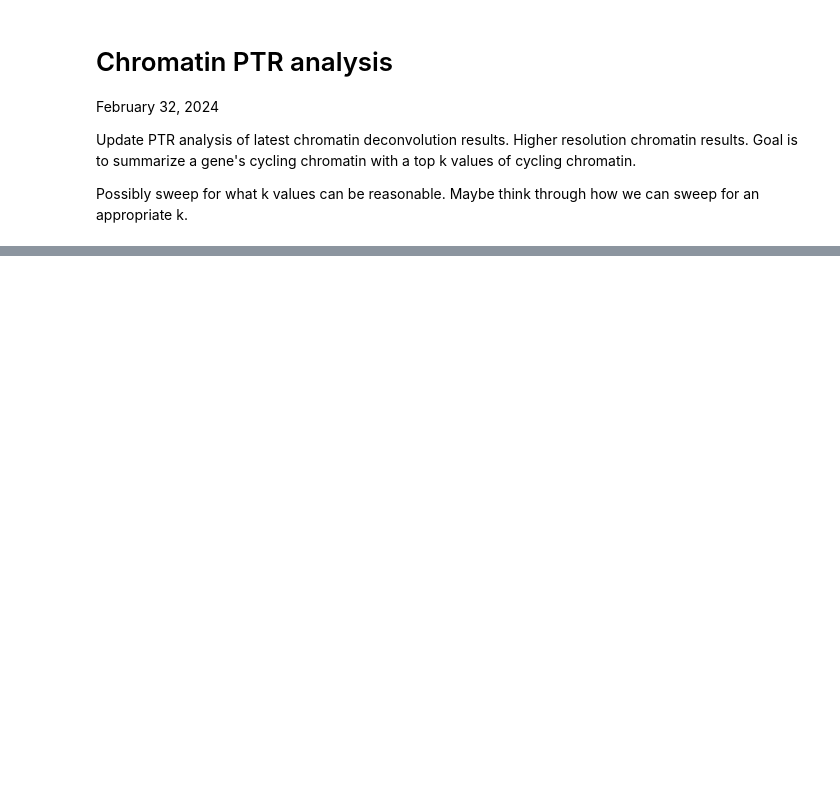
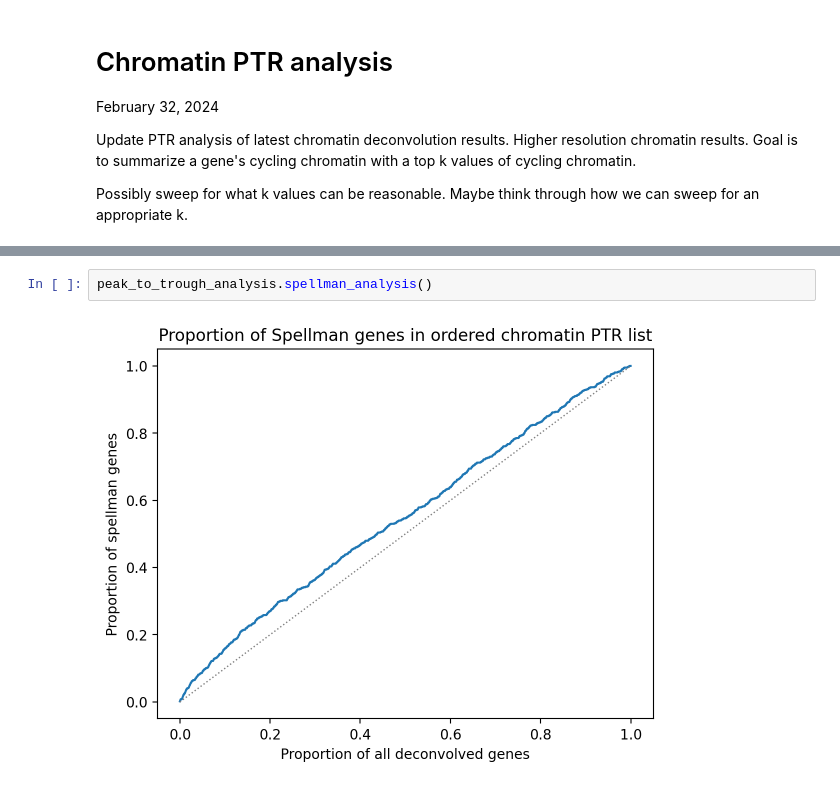
Before and after one commit to HarteminkLab/cell-cycle-deconv, a Jupyter notebook: 19_Chromatin_PTR_Analysis.ipynb, the cells around one changed output, grey strips where cells are left out. Drawn from its saved outputs; the diff is of its cells as text; blank space fills up the shorter version.

```diff
--- a/19_Chromatin_PTR_Analysis.ipynb
+++ b/19_Chromatin_PTR_Analysis.ipynb
@@ -232,0 +42,4 @@ Text(0, 0.5, 'Proportion of spellman genes')
+# %%
+peak_to_trough_analysis.spellman_analysis()
+# %% [output]
+[figure, added]
```
Also changed, not shown: parts of 26 cells of this notebook, 2 other files.
